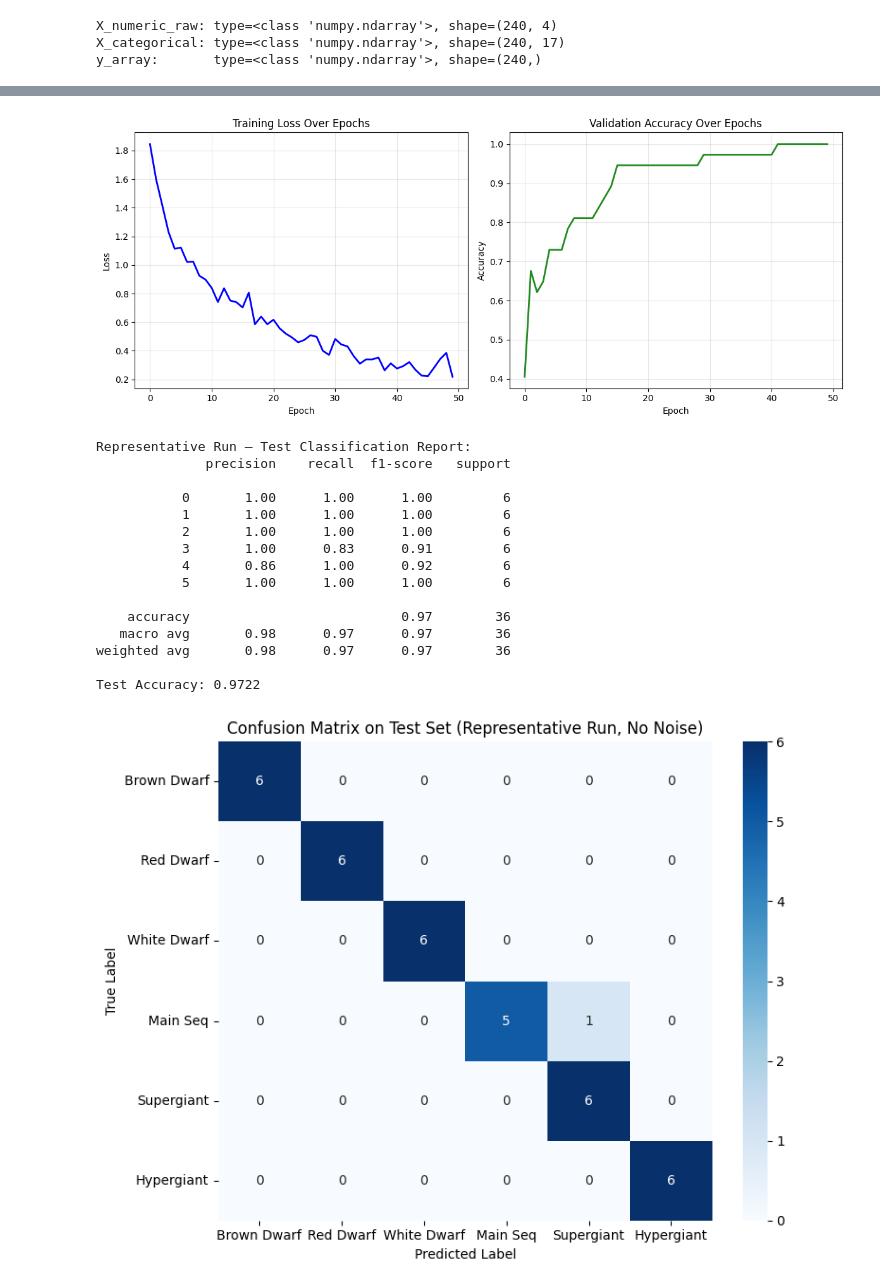
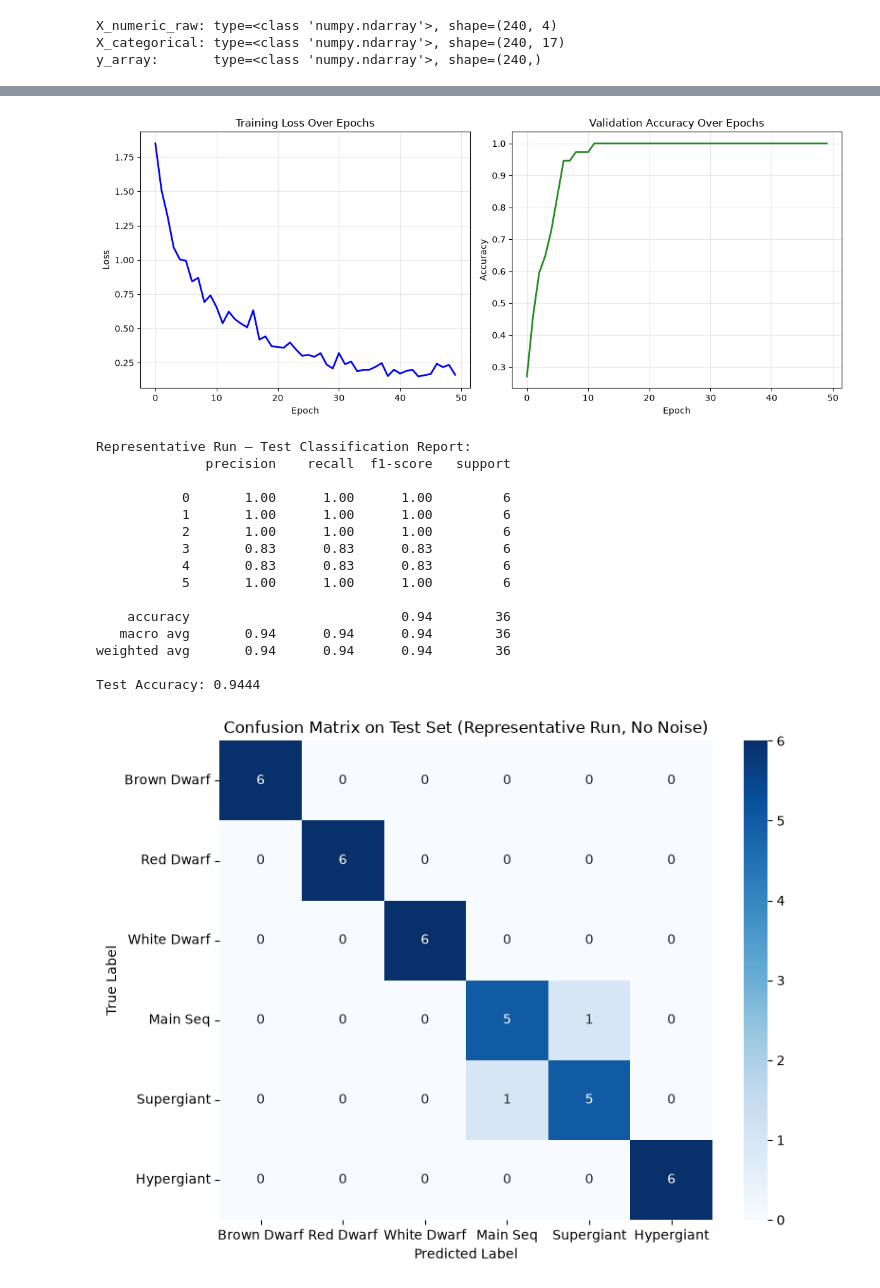
Before and after one commit to brianurban/stellar-classification-comparative-analysis, a Jupyter notebook: stellar_classification_comparative_analysis.ipynb, the cells around one changed output, grey strips where cells are left out. Saved outputs shown, nothing was run; the diff lists cells and outputs as text; code cells hidden in the pictures.

```diff
--- a/stellar_classification_comparative_analysis.ipynb
+++ b/stellar_classification_comparative_analysis.ipynb
@@ -125,11 +133,10 @@ def add_gaussian_noise(X_numeric, noise_level, seed=42):
 def train_eval_mlp(X_train, y_train, X_test, y_test, dropout=0.3,
                    lr=0.001, epochs=50, batch_size=32, seed=42):
     """
-    Train a regulated MLP and return (accuracy, marco_f1).
-    Dropout reduced to 0.3 from original 0.5—less aggressive on 240 samples
+    Train a regularized MLP and return (accuracy, macro_f1).
+    Default dropout=0.3; ablation study (Section 5) showed 0.5 performed marginally better.
     """
     torch.manual_seed(seed)
-
     input_dim = X_train.shape[1]
 
     model = nn.Sequential(
@@ -154,9 +161,6 @@ def train_eval_mlp(X_train, y_train, X_test, y_test, dropout=0.3,
     train_ds = TensorDataset(X_train_t, y_train_t)
     train_loader = DataLoader(train_ds, batch_size=batch_size, shuffle=True)
 
-    best_model_state = None
-    best_loss = float('inf')
-
     for epoch in range(epochs):
         model.train()
         for X_batch, y_batch in train_loader:
@@ -165,21 +169,12 @@ def train_eval_mlp(X_train, y_train, X_test, y_test, dropout=0.3,
             loss.backward()
             optimizer.step()
 
-        model.eval()
-        with torch.no_grad():
-            train_loss = criterion(model(X_train_t), y_train_t).item()
-        if train_loss < best_loss:
-            best_loss = train_loss
-            best_model_state = {k: v.clone() for k, v in model.state_dict().items()}
-
-    model.load_state_dict(best_model_state)
     model.eval()
     with torch.no_grad():
         preds = model(X_test_t).argmax(dim=1).numpy()
 
     acc = accuracy_score(y_test, preds)
     f1 = f1_score(y_test, preds, average='macro')
-
     return acc, f1
 # %%
 # ============================================================
@@ -324,18 +340,22 @@ NOISE LEVEL: 0.1
 
 fig, axes = plt.subplots(1, 2, figsize=(14, 5))
 
-model_order = ['mlp', 'logreg', 'dtree_constrained', 'dtree_full']
+model_order = ['mlp', 'logreg', 'dtree_constrained', 'dtree_full', 'rf', 'gb']
 colors = {
     'mlp': '#2196F3',
     'logreg': '#00c400',
     'dtree_constrained': '#FF9800',
-    'dtree_full': '#F44336'
+    'dtree_full': '#F44336',
+    'rf': '#9C27B0',
+    'gb': '#795548'
 }
 labels = {
     'mlp': 'MLP (dropout=0.3)',
     'logreg': 'Logistic Regression',
     'dtree_constrained': 'Decision Tree (depth=4)',
-    'dtree_full': 'Decision Tree'
+    'dtree_full': 'Decision Tree',
+    'rf': 'Random Forest',
+    'gb': 'Gradient Boosting'
 }
 
 for model_name in model_order:
@@ -489,10 +657,17 @@ X_train_rep, X_val_rep, y_train_rep, y_val_rep = train_test_split(
     X_temp, y_temp, test_size=0.1765, stratify=y_temp, random_state=42
 )
 
+n_num = 4  # number of numeric features
+
 scaler_rep = StandardScaler()
-X_train_rep = scaler_rep.fit_transform(X_train_rep)
-X_val_rep = scaler_rep.transform(X_val_rep)
-X_test_rep = scaler_rep.transform(X_test_rep)
+X_train_rep_num = scaler_rep.fit_transform(X_train_rep[:, :n_num])
+X_val_rep_num = scaler_rep.transform(X_val_rep[:, :n_num])
+X_test_rep_num = scaler_rep.transform(X_test_rep[:, :n_num])
+
+# Recombine scaled numeric + untouched categorical
+X_train_rep = np.hstack([X_train_rep_num, X_train_rep[:, n_num:]])
+X_val_rep = np.hstack([X_val_rep_num, X_val_rep[:, n_num:]])
+X_test_rep = np.hstack([X_test_rep_num, X_test_rep[:, n_num:]])
 
 # Retrain MLP with tracking for curves
 torch.manual_seed(42)
@@ -626,20 +801,20 @@ Epoch 50: Train Loss=0.2190, Val Acc=1.0000
-[figure, old version]
+[figure, new version]
 Representative Run — Test Classification Report:
               precision    recall  f1-score   support
 
            0       1.00      1.00      1.00         6
            1       1.00      1.00      1.00         6
            2       1.00      1.00      1.00         6
-           3       1.00      0.83      0.91         6
-           4       0.86      1.00      0.92         6
+           3       0.83      0.83      0.83         6
+           4       0.83      0.83      0.83         6
            5       1.00      1.00      1.00         6
 
-    accuracy                           0.97        36
-   macro avg       0.98      0.97      0.97        36
-weighted avg       0.98      0.97      0.97        36
+    accuracy                           0.94        36
+   macro avg       0.94      0.94      0.94        36
+weighted avg       0.94      0.94      0.94        36
 
-Test Accuracy: 0.9722
+Test Accuracy: 0.9444
-[figure, old version]
+[figure, new version]
 ===========================================================================
 ALL EXPERIMENTS COMPLETE
 ===========================================================================
```
Also changed, not shown: parts of 26 cells of this notebook.
